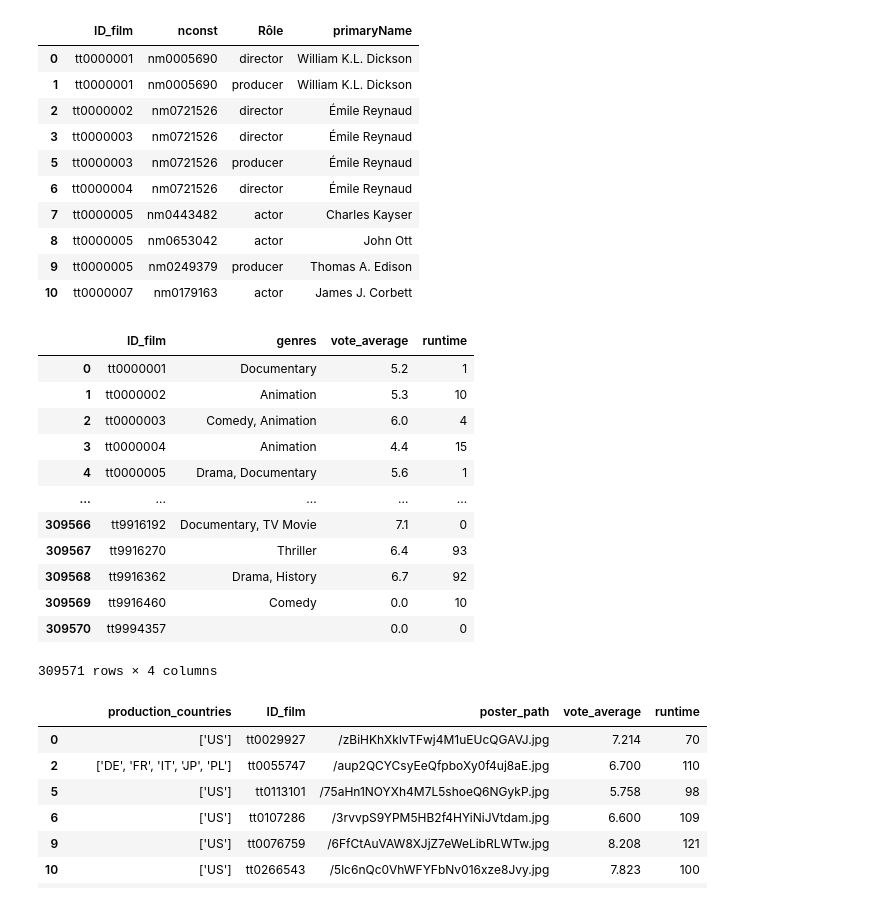
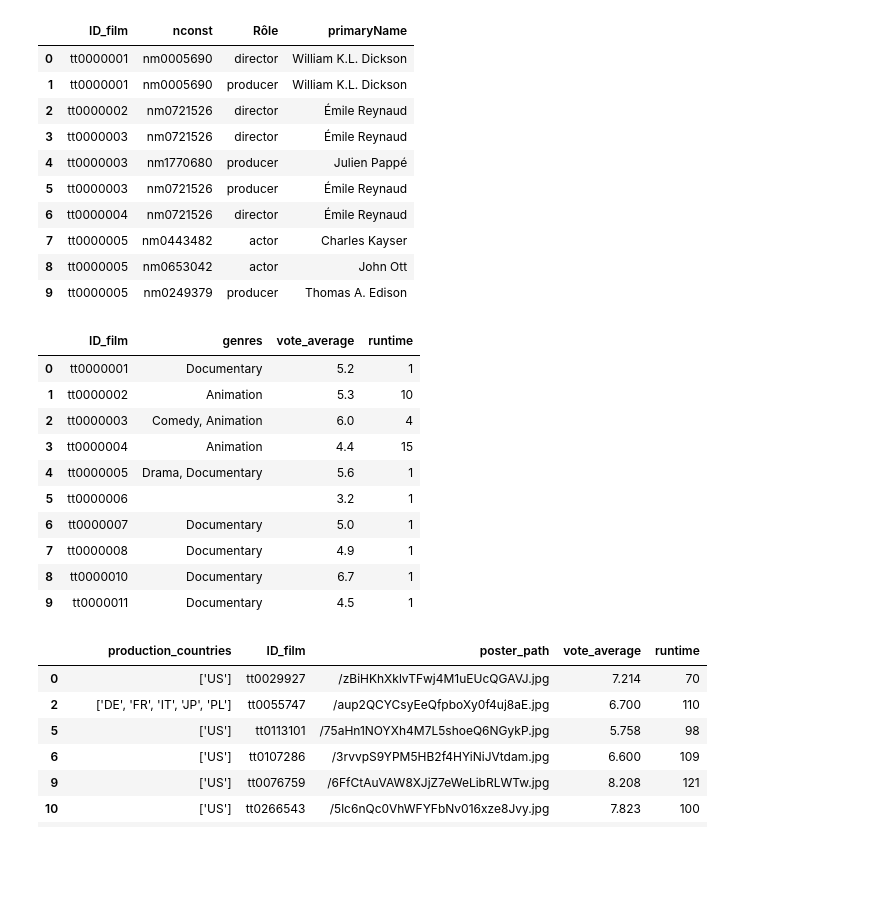
Before and after one commit to mrdbmyla/WildMovie, a Jupyter notebook: Code Python/projet2 final - WildMovie.ipynb, the cells around one changed output. Cells and saved outputs as stored; diff of their text form; code cells hidden in the pictures; blank space fills up the shorter version.

```diff
--- a/Code Python/projet2 final - WildMovie.ipynb
+++ b/Code Python/projet2 final - WildMovie.ipynb
@@ -3,6 +36,6 @@ import pandas as pd
 # %%
-df_name_basics = pd.read_csv("C:/Users/xKiiN/Downloads/name.basics.tsv.gz", sep = '\t', nrows=5000000, na_values='\\N')
-dfTITLE = pd.read_csv('C:/Users/xKiiN/Downloads/title.principals.tsv.gz',sep='\t',na_values="\\N",nrows=5000000)
+df_name_basics = pd.read_csv("data/original/name.basics.tsv.gz", sep = '\t', na_values='\\N')
+dfTITLE = pd.read_csv('data/original/title.principals.tsv.gz',sep='\t',na_values="\\N")
 dfTITLE = dfTITLE.drop(columns=['ordering', 'job', 'characters'])
 dfTITLE = dfTITLE.rename(columns={'tconst': 'ID_film'})
 dfTITLE = dfTITLE.rename(columns={'category': 'Rôle'})
@@ -17,34 +50,32 @@ dfTITLE2.head(10)
 | 1 | tt0000001 | nm0005690 | producer | William K.L. Dickson |
 | 2 | tt0000002 | nm0721526 | director | Émile Reynaud |
 | 3 | tt0000003 | nm0721526 | director | Émile Reynaud |
+| 4 | tt0000003 | nm1770680 | producer | Julien Pappé |
 | 5 | tt0000003 | nm0721526 | producer | Émile Reynaud |
 | 6 | tt0000004 | nm0721526 | director | Émile Reynaud |
 | 7 | tt0000005 | nm0443482 | actor | Charles Kayser |
 | 8 | tt0000005 | nm0653042 | actor | John Ott |
 | 9 | tt0000005 | nm0249379 | producer | Thomas A. Edison |
-| 10 | tt0000007 | nm0179163 | actor | James J. Corbett |
 # %%
-dfTMDB = pd.read_csv('C:/Users/xKiiN/Downloads/tmdb_full.clean.csv.gz',sep=',',na_values="\\N") #fichier clean seb
+dfTMDB = pd.read_csv('data/original/tmdb_full.clean.csv.gz',sep=',',na_values="\\N") #fichier clean seb
 dfTMDB = dfTMDB.rename(columns={"imdb_id": "ID_film"})
 dfTMDB["vote_average"] = dfTMDB["vote_average"].astype(str) # Passage en str pour l'impliquer dans le groupby
 dfTMDB["runtime"] = dfTMDB["runtime"].astype(str) # Passage en str pour l'impliquer dans le groupby
 dfTMDB = dfTMDB.groupby("ID_film")[["genres","vote_average","runtime"]].agg(",".join).reset_index() # regroupe les lignes ID film par genres
 dfTMDB["vote_average"] = round(dfTMDB["vote_average"].astype(float),1) # repassage en float et j'affiche qu'un chiffre après la virgule
 dfTMDB["runtime"] = dfTMDB["runtime"].astype(int) # repassage en int
 dfTMDB["genres"] = dfTMDB["genres"].str.replace("[\[\]']", "", regex=True) # supprime les [ pour l'affichage
 dfTMDB.head(10)
 # %% [output]
 |  | ID_film | genres | vote_average | runtime |
 | 0 | tt0000001 | Documentary | 5.2 | 1 |
 | 1 | tt0000002 | Animation | 5.3 | 10 |
 | 2 | tt0000003 | Comedy, Animation | 6.0 | 4 |
 | 3 | tt0000004 | Animation | 4.4 | 15 |
 | 4 | tt0000005 | Drama, Documentary | 5.6 | 1 |
-| ... | ... | ... | ... | ... |
-| 309566 | tt9916192 | Documentary, TV Movie | 7.1 | 0 |
-| 309567 | tt9916270 | Thriller | 6.4 | 93 |
-| 309568 | tt9916362 | Drama, History | 6.7 | 92 |
-| 309569 | tt9916460 | Comedy | 0.0 | 10 |
-| 309570 | tt9994357 |  | 0.0 | 0 |
+| 5 | tt0000006 |  | 3.2 | 1 |
+| 6 | tt0000007 | Documentary | 5.0 | 1 |
+| 7 | tt0000008 | Documentary | 4.9 | 1 |
+| 8 | tt0000010 | Documentary | 6.7 | 1 |
+| 9 | tt0000011 | Documentary | 4.5 | 1 |
-309571 rows × 4 columns
 # %%
```
Also changed, not shown: parts of 11 cells of this notebook.
